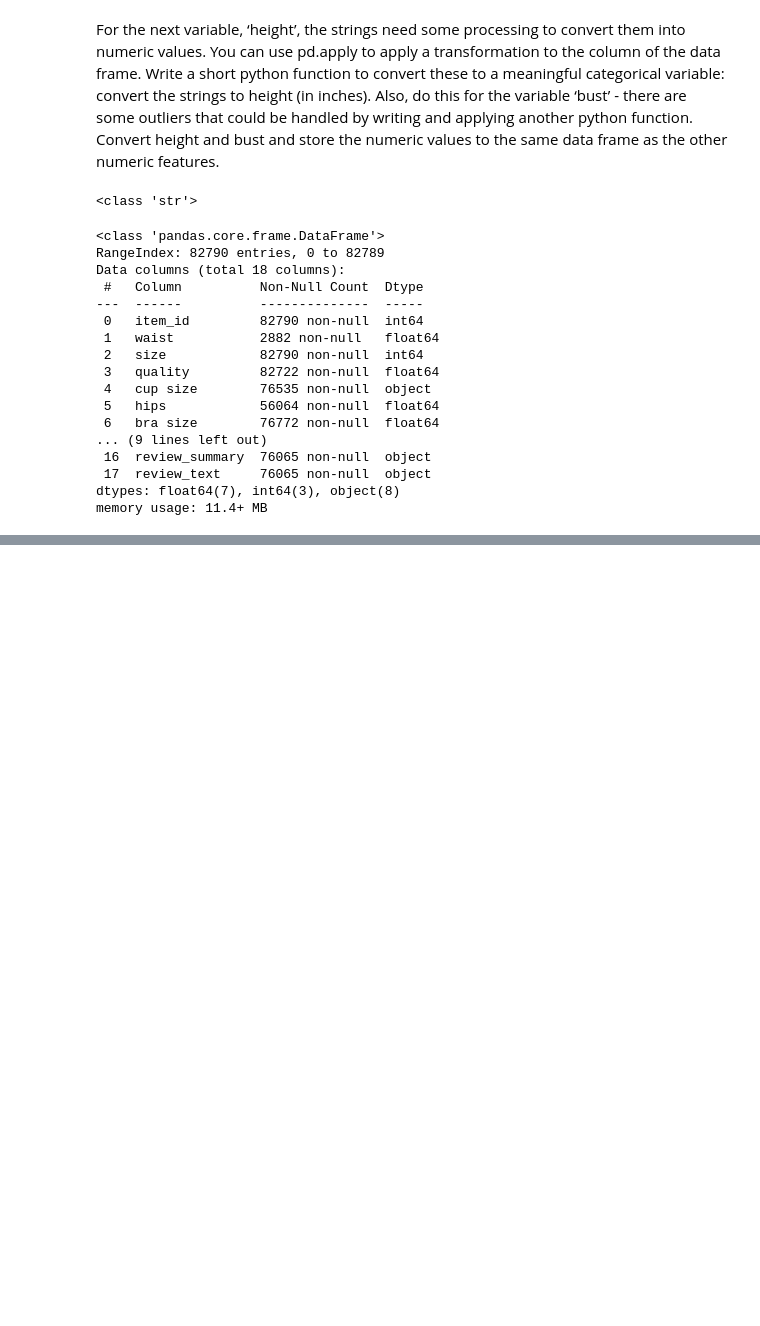
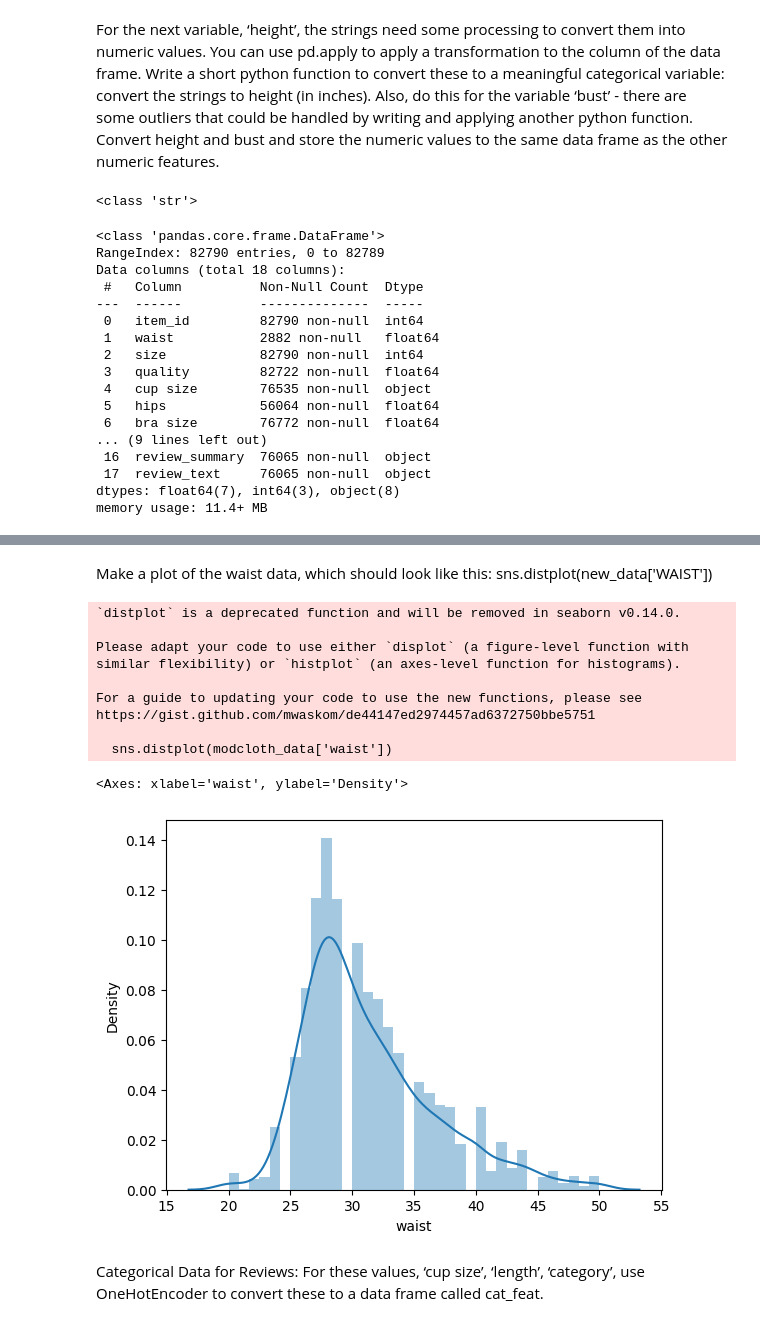
Before and after one commit to sascott9655/ADS-504-Machine-Learning, a Jupyter notebook: HW_3_ADS_504.ipynb, the cells around one changed output, grey strips where cells are left out. Saved outputs shown, nothing was run; the diff lists cells and outputs as text; code cells hidden in the pictures; blank space fills up the shorter version.

```diff
--- a/HW_3_ADS_504.ipynb
+++ b/HW_3_ADS_504.ipynb
@@ -199,0 +229,19 @@ memory usage: 11.4+ MB
+# %% [markdown]
+Make a plot of the waist data, which should look like this: sns.distplot(new_data['WAIST'])
+# %%
+sns.distplot(modcloth_data['waist'])
+# %% [output]
+`distplot` is a deprecated function and will be removed in seaborn v0.14.0.
+
+Please adapt your code to use either `displot` (a figure-level function with
+similar flexibility) or `histplot` (an axes-level function for histograms).
+
+For a guide to updating your code to use the new functions, please see
+https://gist.github.com/mwaskom/de44147ed2974457ad6372750bbe5751
+
+  sns.distplot(modcloth_data['waist'])
+<Axes: xlabel='waist', ylabel='Density'>
+[figure, added]
+# %% [markdown]
+Categorical Data for Reviews:
+For these values, ‘cup size’, ‘length’, ‘category’, use OneHotEncoder to convert these to a data frame called cat_feat.
```
Also changed, not shown: parts of 29 cells of this notebook.
